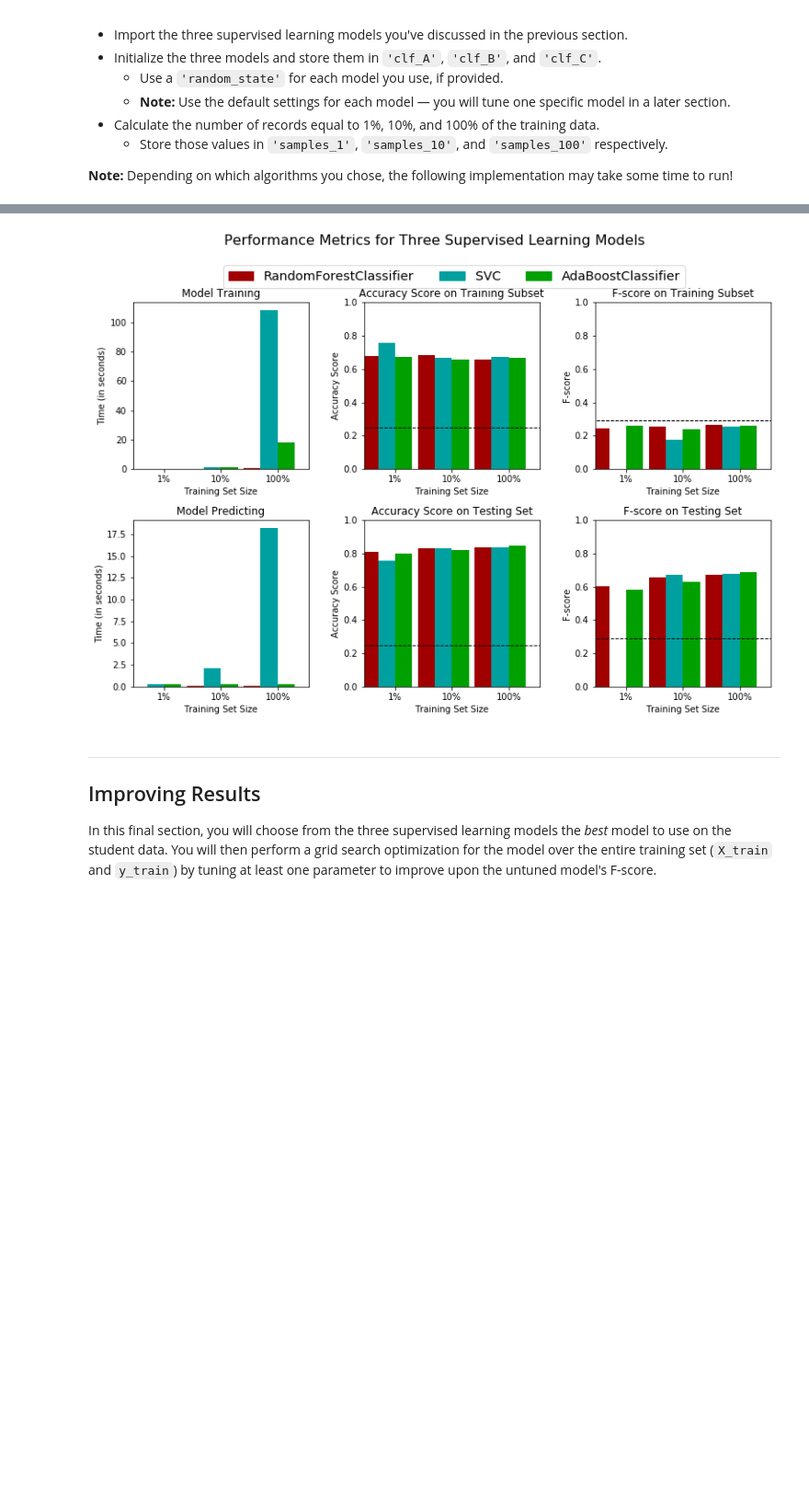
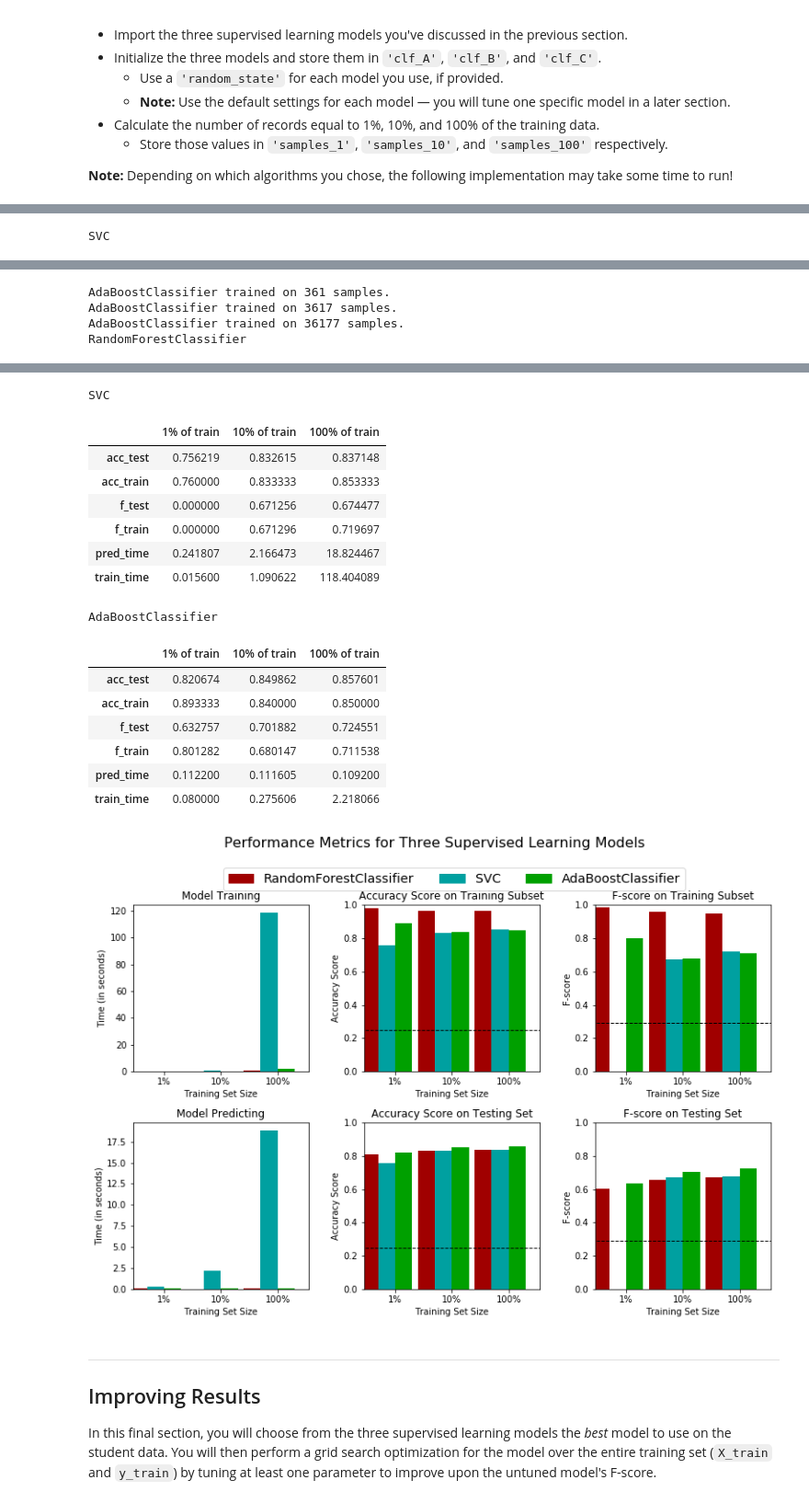
Before and after one commit to gafb/machine_learning, a Jupyter notebook: finding_donors/finding_donors.ipynb, the cells around one changed output, grey strips where cells are left out. Shown at 92% size. Cells and saved outputs as stored; diff of their text form; code cells hidden in the pictures; blank space fills up the shorter version.

```diff
--- a/finding_donors/finding_donors.ipynb
+++ b/finding_donors/finding_donors.ipynb
@@ -62,13 +62,13 @@ A cursory investigation of the dataset will determine how many individuals fit i
 n_records = data.shape[0]
 
 # TODO: Number of records where individual's income is more than $50,000
-n_greater_50k = data[data.income == ">50K"]
+n_greater_50k = len(data[data.income == ">50K"])
 
 # TODO: Number of records where individual's income is at most $50,000
-n_at_most_50k = data[data.income == "<=50K"]
+n_at_most_50k = len(data[data.income == "<=50K"])
 
 # TODO: Percentage of individuals whose income is more than $50,000
-greater_percent = len(n_greater_50k)/ data.shape[0]
+greater_percent = 100*n_greater_50k/n_records
 
 # Print the results
 print("Total number of records: {}".format(n_records))
@@ -283,7 +270,7 @@ TN = 0 # No predicted negatives in the naive case
 FN = 0 # No predicted negatives in the naive case
 '''
 # TODO: Calculate accuracy, precision and recall
-accuracy = greater_percent
+accuracy = greater_percent/100
 recall = 1
 precision = accuracy
 
@@ -394,7 +381,7 @@ def train_predict(learner, sample_size, X_train, y_train, X_test, y_test):
     #       then get predictions on the first 300 training samples(X_train) using .predict()
     start = time() # Get start time
     predictions_test = learner.predict(X_test)
-    predictions_train = learner.predict(X_test[:300])
+    predictions_train = learner.predict(X_train[:300])
     end = time() # Get end time
 
     # TODO: Calculate the total prediction time
@@ -438,8 +425,8 @@ from sklearn.tree import DecisionTreeClassifier
 
 # TODO: Initialize the three models
 clf_A = RandomForestClassifier(random_state=100)
-clf_B = SVC() # kernel = "rbf", gamma=10
-clf_C = AdaBoostClassifier(base_estimator = DecisionTreeClassifier(max_depth=6), n_estimators = 100, random_state=100)
+clf_B = SVC(random_state=100) # kernel = "rbf", gamma=10
+clf_C = AdaBoostClassifier(random_state=100)
 
 # TODO: Calculate the number of samples for 1%, 10%, and 100% of the training data
 # HINT: samples_100 is the entire training set i.e. len(y_train)
@@ -458,6 +445,10 @@ for clf in [clf_A, clf_B, clf_C]:
         results[clf_name][i] = \
         train_predict(clf, samples, X_train, y_train, X_test, y_test)
 
+    for i in results.items():
+        print (i[0])
+        display(pd.DataFrame(i[1]).rename(columns={0:'1% of train', 1:'10% of train', 2:'100% of train'}))
+
 # Run metrics visualization for the three supervised learning models chosen
 vs.evaluate(results, accuracy, fscore)
 # %% [output]
@@ -472,0 +477 @@ AdaBoostClassifier trained on 36177 samples.
+SVC
@@ -472,0 +485,4 @@ AdaBoostClassifier trained on 36177 samples.
+AdaBoostClassifier trained on 361 samples.
+AdaBoostClassifier trained on 3617 samples.
+AdaBoostClassifier trained on 36177 samples.
+RandomForestClassifier
@@ -473,4 +496,20 @@ AdaBoostClassifier trained on 36177 samples.
+SVC
+|  | 1% of train | 10% of train | 100% of train |
+| acc_test | 0.756219 | 0.832615 | 0.837148 |
+| acc_train | 0.760000 | 0.833333 | 0.853333 |
+| f_test | 0.000000 | 0.671256 | 0.674477 |
+| f_train | 0.000000 | 0.671296 | 0.719697 |
+| pred_time | 0.241807 | 2.166473 | 18.824467 |
+| train_time | 0.015600 | 1.090622 | 118.404089 |
+AdaBoostClassifier
+|  | 1% of train | 10% of train | 100% of train |
+| acc_test | 0.820674 | 0.849862 | 0.857601 |
+| acc_train | 0.893333 | 0.840000 | 0.850000 |
+| f_test | 0.632757 | 0.701882 | 0.724551 |
+| f_train | 0.801282 | 0.680147 | 0.711538 |
+| pred_time | 0.112200 | 0.111605 | 0.109200 |
+| train_time | 0.080000 | 0.275606 | 2.218066 |
-[figure, old version]
+[figure, new version]
 # %% [markdown]
 ----
 ## Improving Results
```
Also changed, not shown: parts of 12 cells of this notebook, 2 other files.
